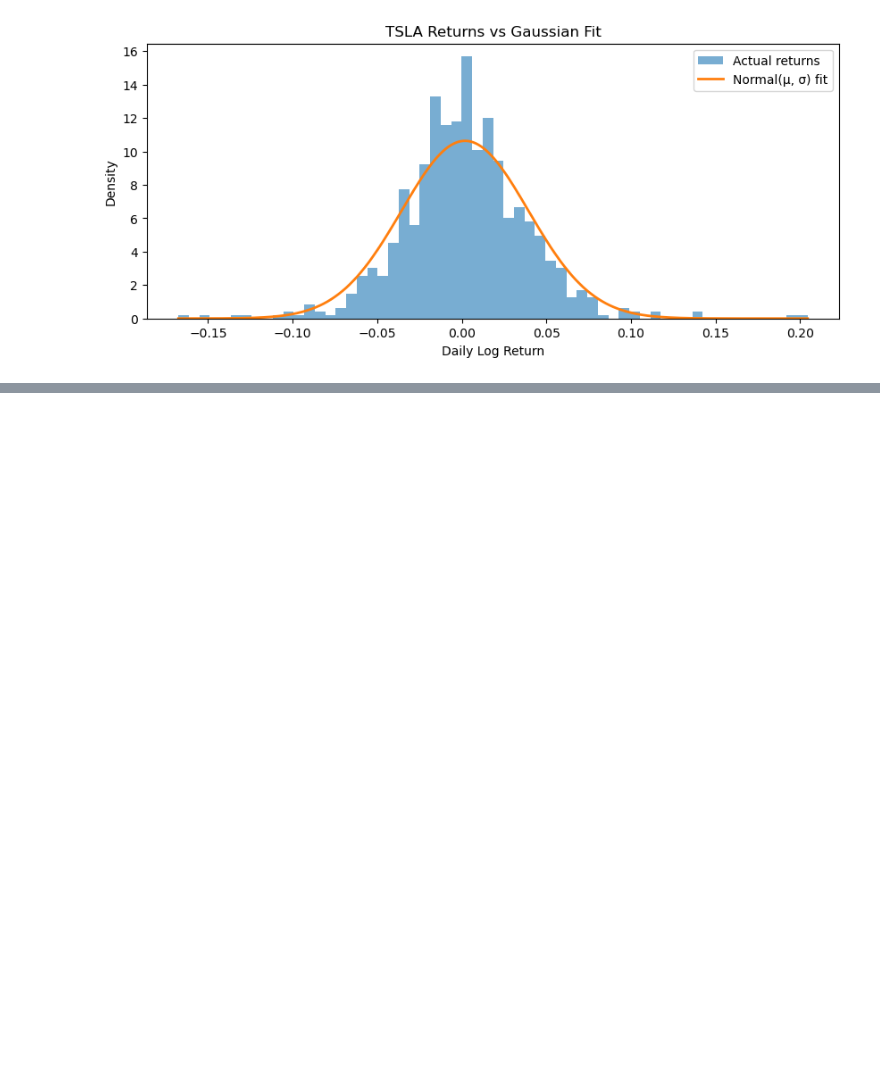
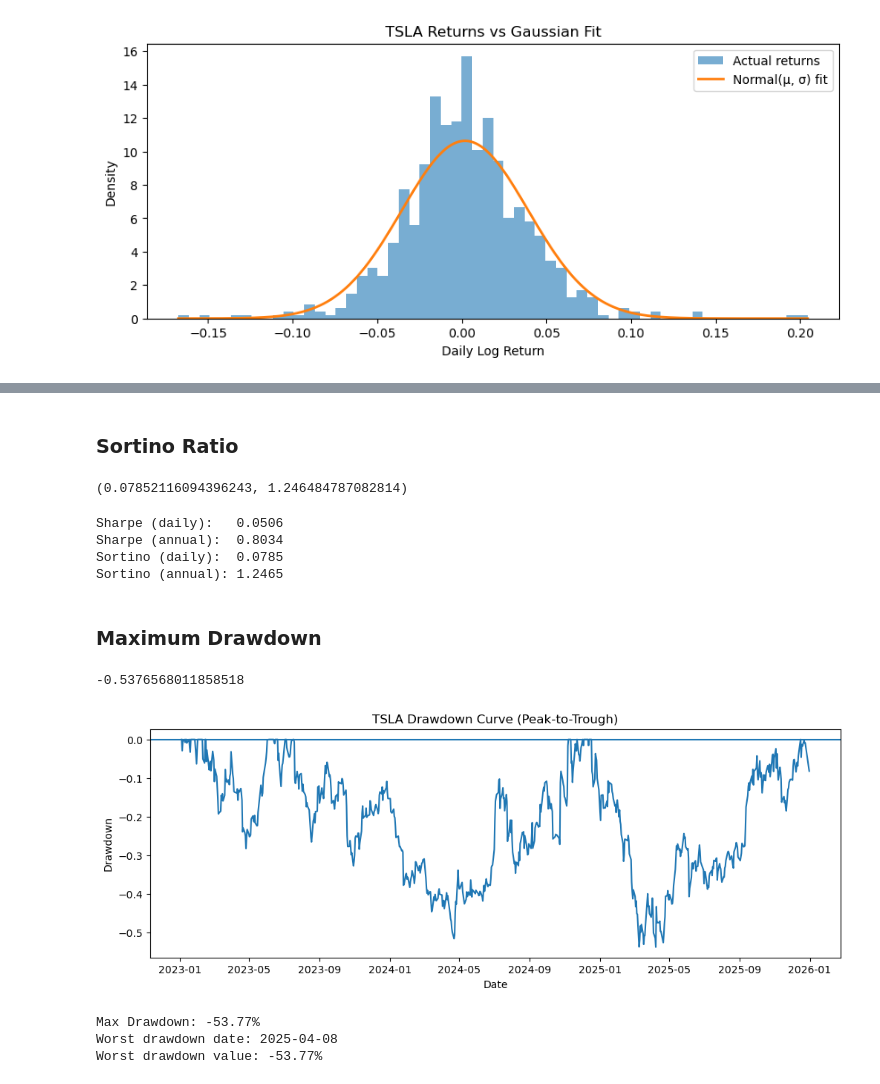
Before and after one commit to Ayomidemi/quant_200_days, a Jupyter notebook: notebooks/1to10.ipynb, the cells around one changed output, grey strips where cells are left out. Saved outputs shown, nothing was run; the diff lists cells and outputs as text; code cells hidden in the pictures; blank space fills up the shorter version.

```diff
--- a/notebooks/1to10.ipynb
+++ b/notebooks/1to10.ipynb
@@ -178,0 +205,67 @@ plt.show()
+# %% [markdown]
+### Sortino Ratio
+# %%
+# compute daily Sortino
+
+rf = 0.0
+
+mean_daily = log_returns.mean().item()
+downside_dev = downside_returns.std().item()
+
+sortino_daily = (mean_daily - rf) / downside_dev
+sortino_annual = sortino_daily * np.sqrt(252)
+
+sortino_daily, sortino_annual
+# %% [output]
+(0.07852116094396243, 1.246484787082814)
+# %%
+# compute Sharpe again (for comparison)
+
+sharpe_daily = (mean_daily - rf) / overall_vol
+sharpe_annual = sharpe_daily * np.sqrt(252)
+
+print(f"Sharpe (daily):   {sharpe_daily:.4f}")
+print(f"Sharpe (annual):  {sharpe_annual:.4f}")
+print(f"Sortino (daily):  {sortino_daily:.4f}")
+print(f"Sortino (annual): {sortino_annual:.4f}")
+# %% [output]
+Sharpe (daily):   0.0506
+Sharpe (annual):  0.8034
+Sortino (daily):  0.0785
+Sortino (annual): 1.2465
+# %% [markdown]
+### Maximum Drawdown
+# %%
+# cumulative returns (from log returns)
+cum_returns = np.exp(log_returns.cumsum())
+
+# rolling peak and drawdown series
+rolling_max = cum_returns.cummax()
+drawdown = (cum_returns - rolling_max) / rolling_max
+max_drawdown = drawdown.min().item()
+
+max_drawdown
+# %% [output]
+-0.5376568011858518
+# %%
+# plot drawdown curve
+
+plt.figure(figsize=(12,4))
+plt.plot(drawdown)
+plt.title("TSLA Drawdown Curve (Peak-to-Trough)")
+plt.xlabel("Date")
+plt.ylabel("Drawdown")
+plt.axhline(0)
+plt.show()
+# %% [output]
+[figure, added]
+# %%
+print(f"Max Drawdown: {max_drawdown:.2%}")
+
+worst_date = drawdown.idxmin()
+print("Worst drawdown date:", worst_date.iloc[0].date())
+print("Worst drawdown value:", f"{max_drawdown:.2%}")
+# %% [output]
+Max Drawdown: -53.77%
+Worst drawdown date: 2025-04-08
+Worst drawdown value: -53.77%
```
Also changed, not shown: parts of 4 cells of this notebook, 1 other file.
